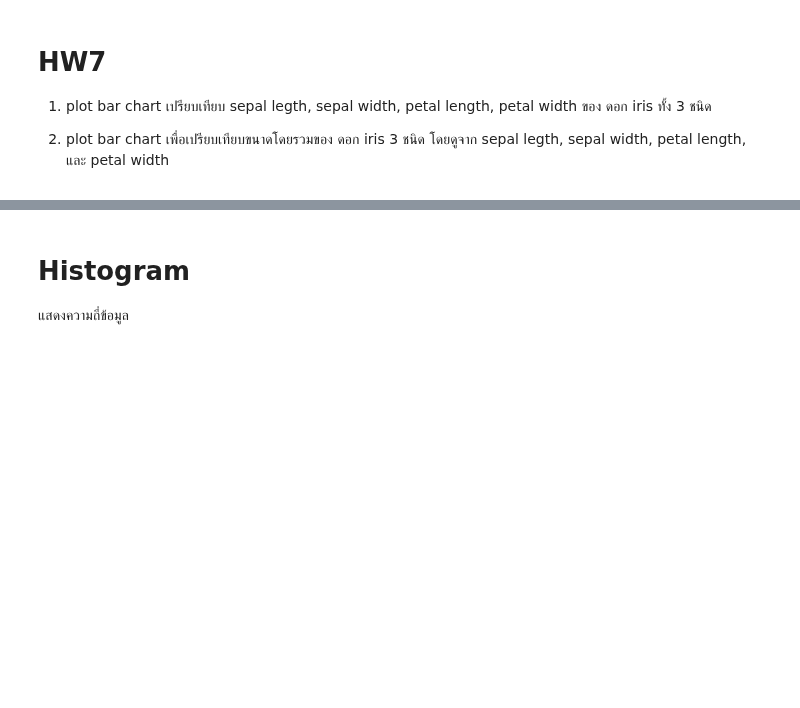
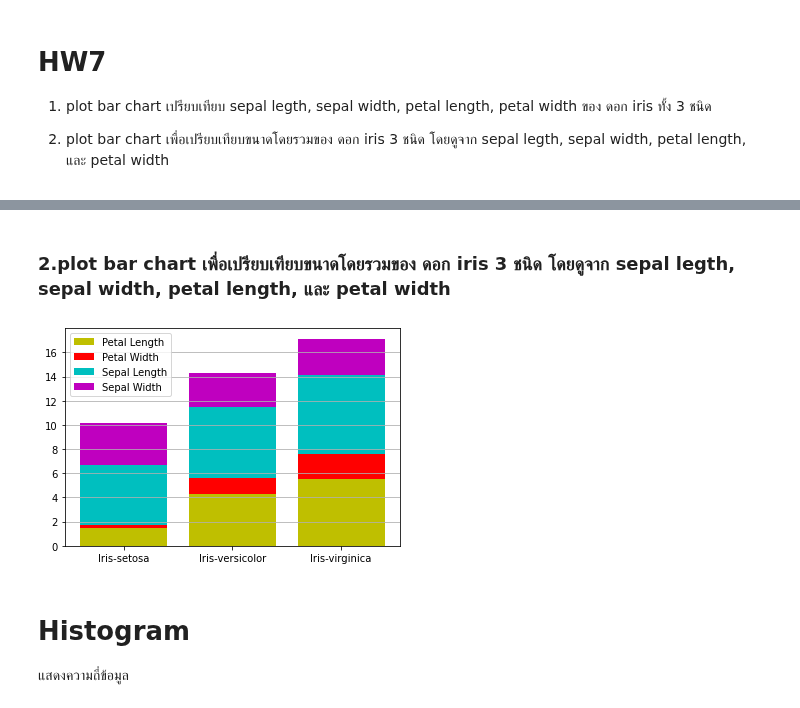
Before and after one commit to mintra-tippayaratsontorn/data_viz_2022, a Jupyter notebook: DataViz04_Data_Comparison.ipynb, the cells around one changed output, grey strips where cells are left out. Saved outputs shown, nothing was run; the diff lists cells and outputs as text; code cells hidden in the pictures; blank space fills up the shorter version.

```diff
--- a/DataViz04_Data_Comparison.ipynb
+++ b/DataViz04_Data_Comparison.ipynb
@@ -301,3 +314,15 @@ plt.legend();
+# %% [markdown]
+### 2.plot bar chart เพื่อเปรียบเทียบขนาดโดยรวมของ ดอก iris 3 ชนิด โดยดูจาก sepal legth, sepal width, petal length, และ petal width
+# %%
+plt.bar([1,2,3],sample_data['PetalLength'],color='y',label='Petal Length')  # Petal Length
+plt.bar([1,2,3],sample_data['PetalWidth'],bottom=sample_data['PetalLength'],color='r',label='Petal Width')  # Petal Width
+plt.bar([1,2,3],sample_data['SepalLength'],bottom=sample_data['PetalWidth']+sample_data['PetalLength'],color='c',label='Sepal Length')  # Sepal Length
+plt.bar([1,2,3],sample_data['SepalWidth'],bottom=sample_data['SepalLength']+sample_data['PetalWidth']+sample_data['PetalLength'],color='m',label='Sepal Width')  # Sepal Width
+plt.xticks([1,2,3],sample_data.reset_index()['Name'])  # ชื่อแกน x
+plt.grid(True,axis='y')  # แสดงเส้นตารางคร่าวๆในกราฟ (แนวแกน y)
+plt.legend();  # เป็นตัวอธิบาย marker
+# %% [output]
+[figure, added]
 # %% [markdown]
 # Histogram
 แสดงความถี่ข้อมูล
```
Also changed, not shown: parts of 4 cells of this notebook.
